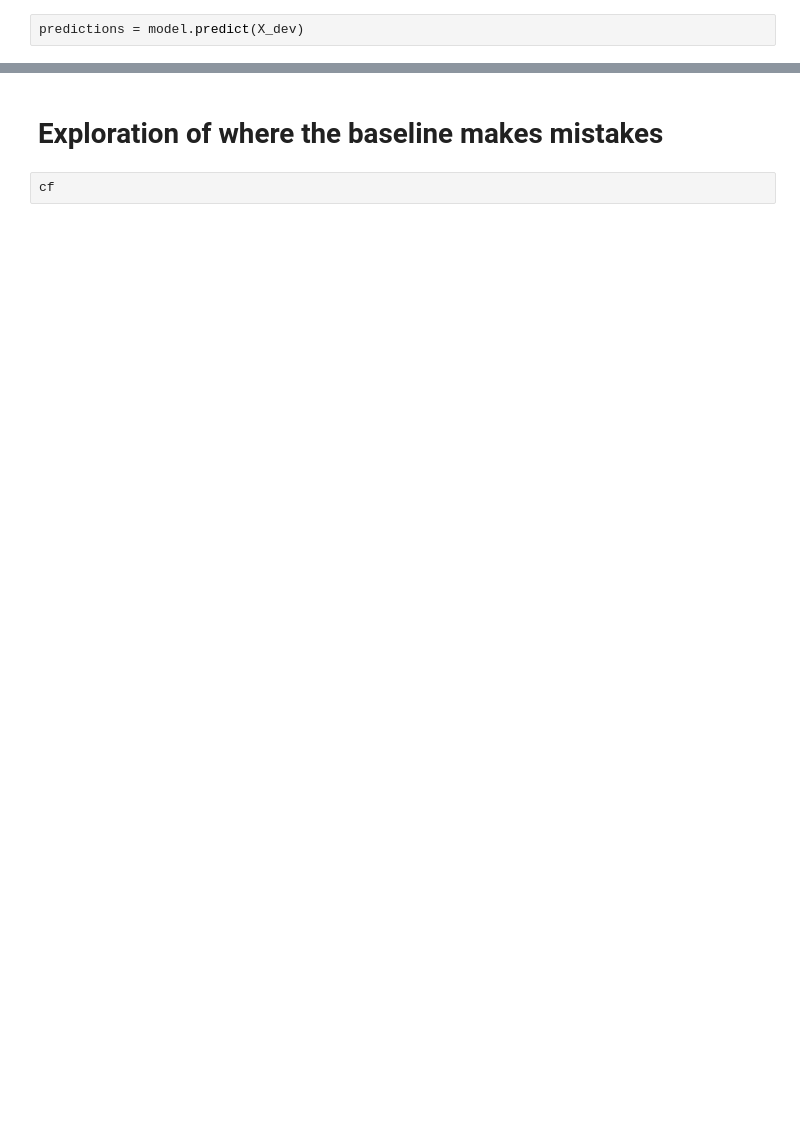
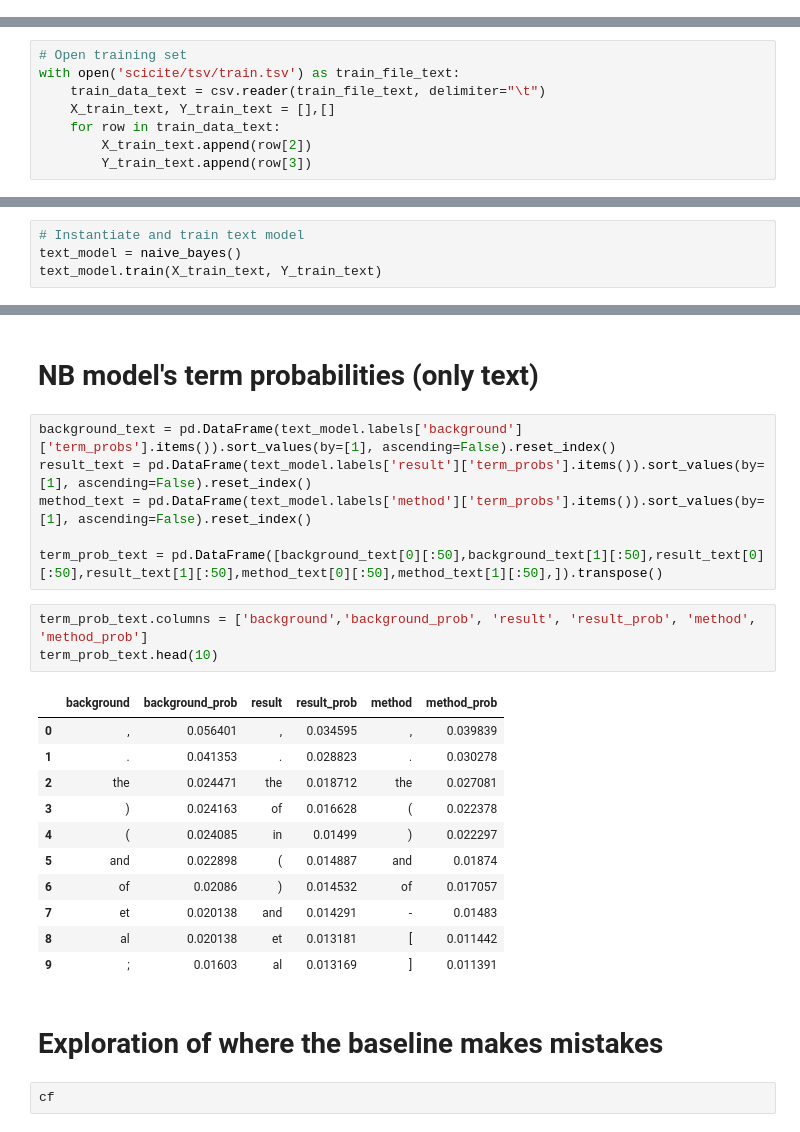
Before and after one commit to ChrisBagdon/Citation_Classification, a Jupyter notebook: tools.ipynb, the cells around one changed output, grey strips where cells are left out. Cells and saved outputs as stored; diff of their text form; blank space fills up the shorter version.

Commit message:
Cleaned up tools.ipynb with comments and reordering methods + added sentiment data to the Naive Bayes model

```diff
--- a/tools.ipynb
+++ b/tools.ipynb
@@ -238,2 +2,0 @@ model.labels
-# %%
-predictions = model.predict(X_dev)
@@ -323,0 +209,8 @@ train_jsonl.head()
+# %%
+# Open training set
+with open('scicite/tsv/train.tsv') as train_file_text:
+    train_data_text = csv.reader(train_file_text, delimiter="\t")
+    X_train_text, Y_train_text = [],[]
+    for row in train_data_text:
+        X_train_text.append(row[2])
+        Y_train_text.append(row[3])
@@ -323,0 +239,4 @@ train_jsonl.head()
+# %%
+# Instantiate and train text model
+text_model = naive_bayes()
+text_model.train(X_train_text, Y_train_text)
@@ -324,3 +277,26 @@ train_jsonl.head()
+# %% [markdown]
+# NB model's term probabilities (only text)
+# %%
+background_text = pd.DataFrame(text_model.labels['background']['term_probs'].items()).sort_values(by=[1], ascending=False).reset_index()
+result_text = pd.DataFrame(text_model.labels['result']['term_probs'].items()).sort_values(by=[1], ascending=False).reset_index()
+method_text = pd.DataFrame(text_model.labels['method']['term_probs'].items()).sort_values(by=[1], ascending=False).reset_index()
+
+term_prob_text = pd.DataFrame([background_text[0][:50],background_text[1][:50],result_text[0][:50],result_text[1][:50],method_text[0][:50],method_text[1][:50],]).transpose()
+# %%
+term_prob_text.columns = ['background','background_prob', 'result', 'result_prob', 'method', 'method_prob']
+term_prob_text.head(10)
+# %% [output]
+|  | background | background_prob | result | result_prob | method | method_prob |
+| 0 | , | 0.056401 | , | 0.034595 | , | 0.039839 |
+| 1 | . | 0.041353 | . | 0.028823 | . | 0.030278 |
+| 2 | the | 0.024471 | the | 0.018712 | the | 0.027081 |
+| 3 | ) | 0.024163 | of | 0.016628 | ( | 0.022378 |
+| 4 | ( | 0.024085 | in | 0.01499 | ) | 0.022297 |
+| 5 | and | 0.022898 | ( | 0.014887 | and | 0.01874 |
+| 6 | of | 0.02086 | ) | 0.014532 | of | 0.017057 |
+| 7 | et | 0.020138 | and | 0.014291 | - | 0.01483 |
+| 8 | al | 0.020138 | et | 0.013181 | [ | 0.011442 |
+| 9 | ; | 0.01603 | al | 0.013169 | ] | 0.011391 |
 # %% [markdown]
 # Exploration of where the baseline makes mistakes
 # %%
```
Also changed, not shown: parts of 63 cells of this notebook.
